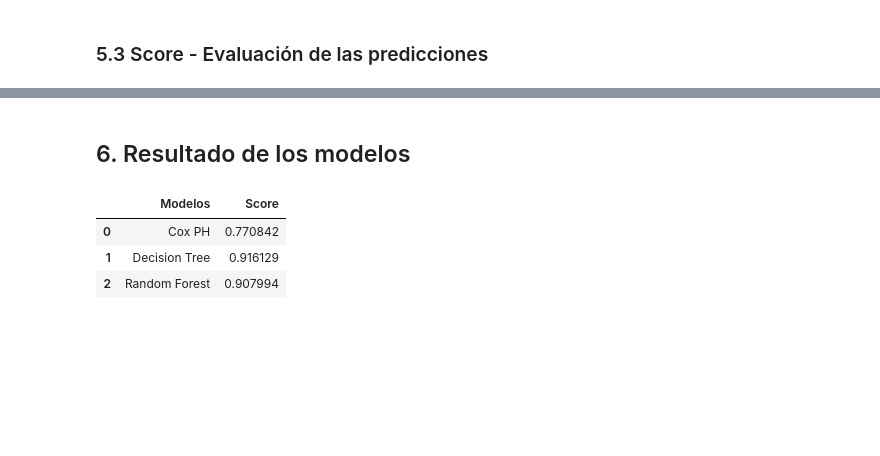
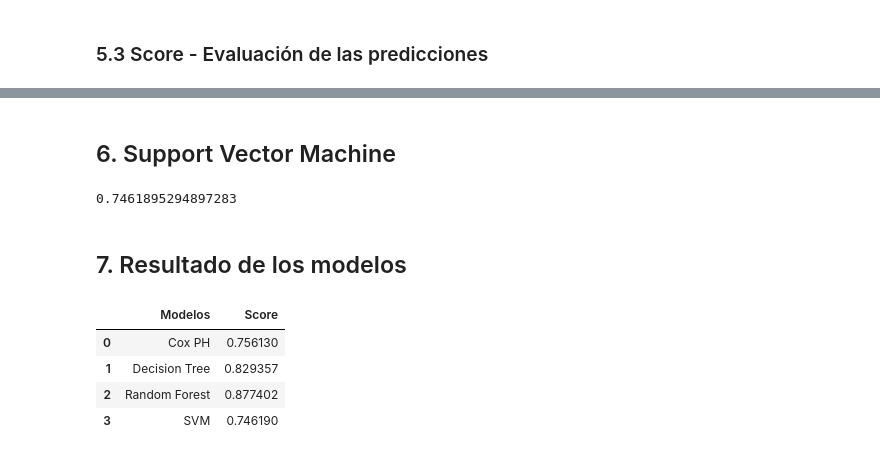
Before and after one commit to guillenunezc/Analisis-Supervivencia, a Jupyter notebook: 01_Notebooks/1_Modelo_Analisis_Supervivencia.ipynb, the cells around one changed output, grey strips where cells are left out. Cells and saved outputs as stored; diff of their text form; code cells hidden in the pictures; blank space fills up the shorter version.

Commit message:
Fix: Se calculan nuevos scores con train-test y correción indices

```diff
--- a/01_Notebooks/1_Modelo_Analisis_Supervivencia.ipynb
+++ b/01_Notebooks/1_Modelo_Analisis_Supervivencia.ipynb
@@ -118,7 +118,7 @@ from sksurv.linear_model import CoxPHSurvivalAnalysis
 # %%
 model_cox = CoxPHSurvivalAnalysis()
 # %%
-model_cox.fit(X, y)     # CORREGIR A FUTURO: Se está utilizando el dataset completo para entrenar, lo cual es un error. Se debe crear Train y Test sets.
+model_cox.fit(X_train, y_train)     # CORREGIR A FUTURO: Se está utilizando el dataset completo para entrenar, lo cual es un error. Se debe crear Train y Test sets.
 # %% [output]
 CoxPHSurvivalAnalysis()
 # %% [markdown]
@@ -163,7 +161,7 @@ from sksurv.tree import SurvivalTree
 # %%
 model_tree = SurvivalTree()
 # %%
-model_tree.fit(X, y)
+model_tree.fit(X_train, y_train)
 # %% [output]
 SurvivalTree()
 # %% [markdown]
@@ -203,7 +203,7 @@ from sksurv.ensemble import RandomSurvivalForest
 # %%
 model_rf = RandomSurvivalForest()
 # %%
-model_rf.fit(X, y)
+model_rf.fit(X_train, y_train)
 # %% [output]
 RandomSurvivalForest()
 # %% [markdown]
@@ -236,0 +235,2 @@ model_rf.score(X, y)
+# %% [markdown]
+## 6. Support Vector Machine
@@ -237,14 +239,25 @@ model_rf.score(X, y)
+# %%
+model_svm = FastSurvivalSVM()
+
+model_svm.fit(X_train, y_train)
+model_svm.predict(X_test)
+model_svm.score(X_test, y_test)
+# %% [output]
+0.7461895294897283
 # %% [markdown]
-## 6. Resultado de los modelos
+## 7. Resultado de los modelos
 # %%
 columnas = ["Modelo", "Score"]
 # %%
 df_resultados = pd.DataFrame({
-    "Modelos": ["Cox PH", "Decision Tree", "Random Forest"],
-    "Score": [model_cox.score(X,y), model_tree.score(X,y), model_rf.score(X,y)]})
+    "Modelos": ["Cox PH", "Decision Tree", "Random Forest", "SVM"],
+    "Score": [model_cox.score(X_test,y_test), model_tree.score(X_test,y_test), model_rf.score(X_test,y_test), model_svm.score(X_test,y_test)]
+    }
+    )
 df_resultados.style.background_gradient()
 # %% [output]
 |  | Modelos | Score |
-| 0 | Cox PH | 0.770842 |
-| 1 | Decision Tree | 0.916129 |
-| 2 | Random Forest | 0.907994 |
+| 0 | Cox PH | 0.756130 |
+| 1 | Decision Tree | 0.829357 |
+| 2 | Random Forest | 0.877402 |
+| 3 | SVM | 0.746190 |
```
Also changed, not shown: parts of 7 cells of this notebook.
